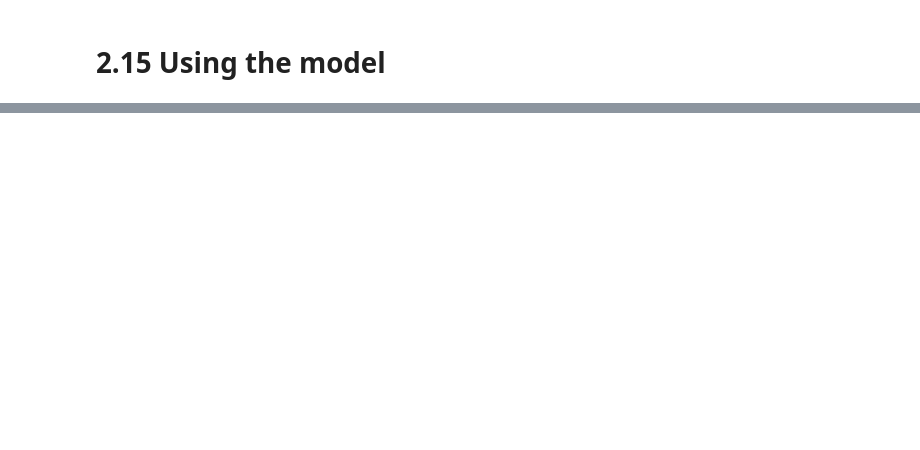
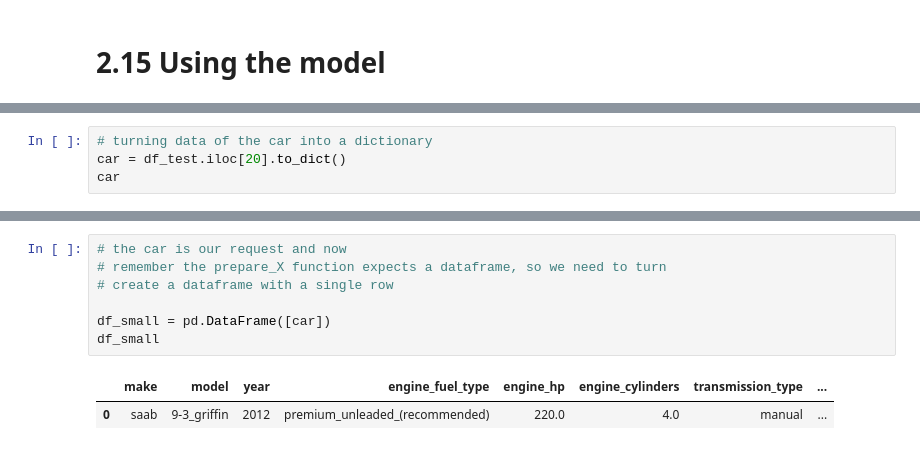
Before and after one commit to peterernicke/ML_Zoomcamp_2023_Course, a Jupyter notebook: 01-intro/notebooks/2.2 - Data_Preparation.ipynb, the cells around one changed output, grey strips where cells are left out. Cells and saved outputs as stored; diff of their text form; blank space fills up the shorter version.

```diff
--- a/01-intro/notebooks/2.2 - Data_Preparation.ipynb
+++ b/01-intro/notebooks/2.2 - Data_Preparation.ipynb
@@ -1062,0 +1755,4 @@ sns.histplot(y_val, color='blue', alpha=0.5, bins=50)
+# %%
+# turning data of the car into a dictionary
+car = df_test.iloc[20].to_dict()
+car
@@ -1062,0 +1775,10 @@ sns.histplot(y_val, color='blue', alpha=0.5, bins=50)
+# %%
+# the car is our request and now
+# remember the prepare_X function expects a dataframe, so we need to turn
+# create a dataframe with a single row
+
+df_small = pd.DataFrame([car])
+df_small
+# %% [output]
+|  | make | model | year | engine_fuel_type | engine_hp | engine_cylinders | transmission_type | ... |
+| 0 | saab | 9-3_griffin | 2012 | premium_unleaded_(recommended) | 220.0 | 4.0 | manual | ... |
```
Also changed, not shown: parts of 65 cells of this notebook.
